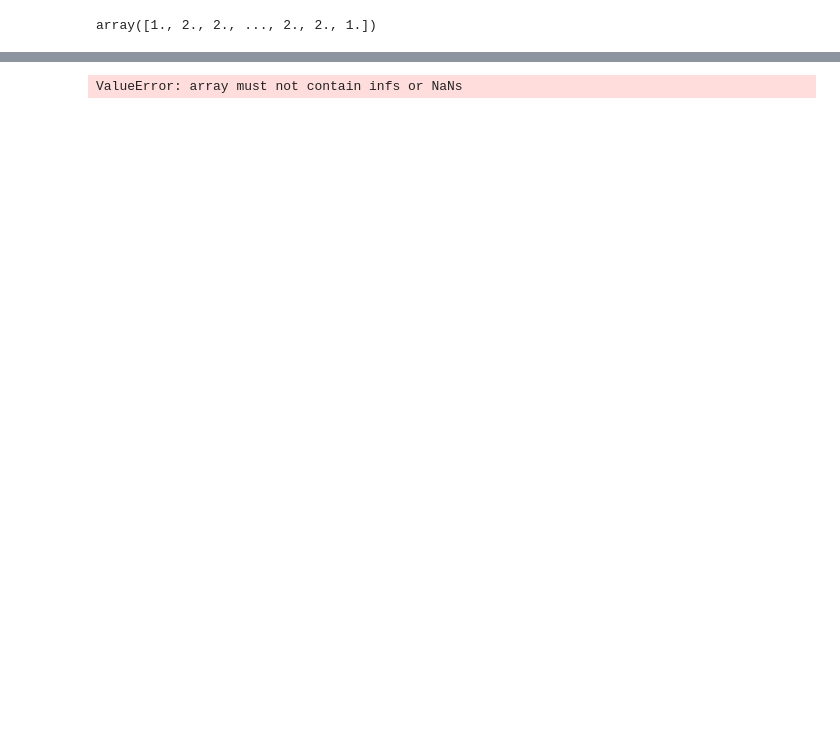
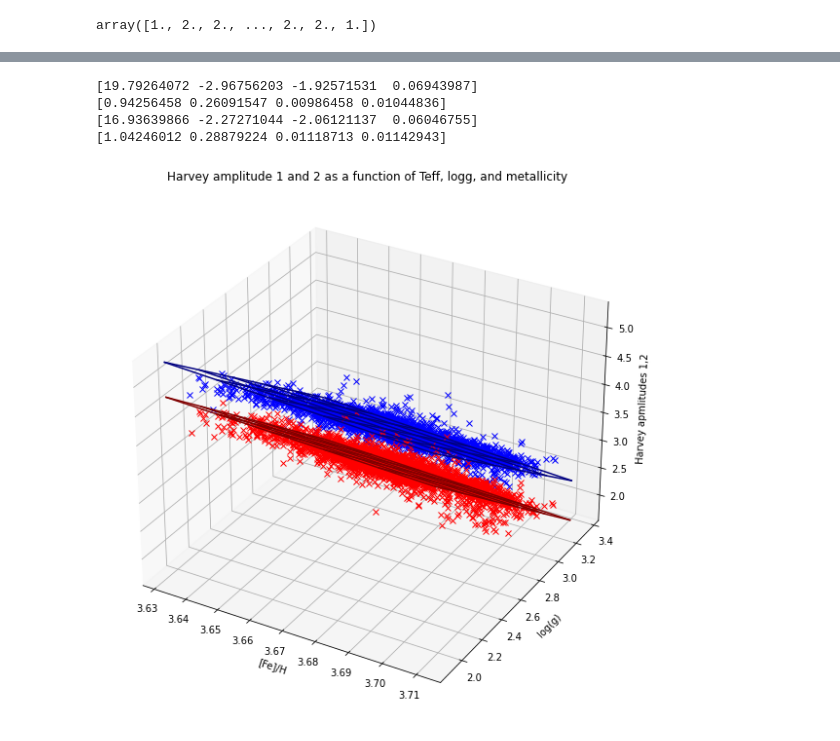
Before and after one commit to pollygecko/sharing-APOGEE_APOKASC, a Jupyter notebook: SSI APOGEE and APOKASC Stars.ipynb, the cells around one changed output, grey strips where cells are left out. Drawn from its saved outputs; the diff is of its cells as text; code cells hidden in the pictures; blank space fills up the shorter version.

Commit message:
DEV: added 3d plots with wireframes

```diff
--- a/SSI APOGEE and APOKASC Stars.ipynb
+++ b/SSI APOGEE and APOKASC Stars.ipynb
@@ -140,11 +149,19 @@ data_back = hdu_back.data
 data_USE_back = np.transpose(data_back)
 KIC_back = np.array(data_USE[0,0,:])
 Teff_A = hdu.data['TEFF_COR']
+Teff_err = hdu.data['TEFF_COR_ERR']
+Logg_err = hdu.data['LOGG_COR_ERR']
+FeH_err = hdu.data['FE_H_ADOP_COR_ERR']
 logg_A = hdu.data['LOGG_COR']
+FeH_A = hdu.data['FE_H_ADOP_COR']
 Amp_HV1 = np.array(data_USE[6,0,:])
+Amp_HV1_err = np.array(data_USE[6,1,:])
 Amp_HV2 = np.array(data_USE[9,0,:])
+Amp_HV2_err = np.array(data_USE[9,1,:])
 Freq_HV1 = np.array(data_USE[7,0,:])
+Freq_HV1_err = np.array(data_USE[7,1,:])
 Freq_HV2 = np.array(data_USE[10,0,:])
+Freq_HV2_err = np.array(data_USE[10,1,:])
 Evol_stage = np.array(data_USE[3, 0, :])
 Evol_stage
 #Evol_stage = 1 - red giant, #2- red clump
@@ -215,28 +272,54 @@ plt.show()
 # %%
 from scipy.optimize import curve_fit
 
-def amp_curve_fit(x, y, z, a, b, c, d):
-    return a+b*x+c*y+d*z
+%matplotlib inline
+def amp_curve_fit(X, a, b, c, d):
+    x,y,z = X
+    return a+b*x+c*y+z*d
 
-plt.plot(Teff_final, logg_final) #still have negative values, need to sort them out -- linear fit not working
-plt.show()
+A1_opt, A1_cov = curve_fit(amp_curve_fit, (np.log10(Teff_final), logg_final, FeH_final), np.log10(Amp_HV1_final), sigma=(Amp_HV1_err_log))
+A1_perr = np.sqrt(np.diag(A1_cov))
 
-popt, pcov = curve_fit(amp_curve_fit, np.log10(Teff_final), logg_final, np.log10(Amp_HV1_final))
+print(A1_opt)
+print(A1_perr)
+
+Nt = 6
+NFeH = 6
+X_grid = np.indices((Nt, NFeH))
+
+logT_grid = (X_grid[0,:,:]*(max(np.log10(Teff_final))-min(np.log10(Teff_final))))/(Nt-1)+min(np.log10(Teff_final))
+logg_grid = (X_grid[1,:,:]*(max(logg_final)-min(logg_final)))/(NFeH-1)+min(logg_final)
+FeH_grid = (X_grid[0,:,:])*0
+log_A1_grid = amp_curve_fit((logT_grid, logg_grid, FeH_grid), A1_opt[0], A1_opt[1], A1_opt[2], A1_opt[3])
+
 
 fig = plt.figure(figsize = (10,10))
 ax = plt.axes(projection='3d')
 ax.grid()
 
-plt.plot(np.log10(Teff_final), logg_final, np.log10(Amp_HV1_final), 'bx')
 ax.set_title('Harvey amplitude 1 and 2 as a function of Teff, logg, and metallicity')
 
-ax.set_xlabel('log(Teff)')
+ax.set_xlabel('[Fe]/H')
 ax.set_ylabel('log(g)')
-ax.set_zlabel('FEoH')
+ax.set_zlabel('Harvey apmlitudes 1,2')
 
+A2_opt, A2_cov = curve_fit(amp_curve_fit, (np.log10(Teff_final), logg_final, FeH_final), np.log10(Amp_HV2_final), sigma=(Amp_HV2_err_log))
+A2_perr = np.sqrt(np.diag(A2_cov))
+log_A2_grid = amp_curve_fit((logT_grid, logg_grid, FeH_grid), A2_opt[0], A2_opt[1], A2_opt[2], A2_opt[3])
+
+print(A2_opt)
+print(A2_perr)
+
+plt.plot(np.log10(Teff_final), logg_final, np.log10(Amp_HV1_final), 'bx')
 plt.plot(np.log10(Teff_final), logg_final, np.log10(Amp_HV2_final), 'rx')
+ax.plot_wireframe(logT_grid, logg_grid, log_A1_grid, color='navy')
+ax.plot_wireframe(logT_grid, logg_grid, log_A2_grid, color='maroon')
 
 plt.show()
 # %% [output]
-ValueError: array must not contain infs or NaNs
+[19.79264072 -2.96756203 -1.92571531  0.06943987]
+[0.94256458 0.26091547 0.00986458 0.01044836]
+[16.93639866 -2.27271044 -2.06121137  0.06046755]
+[1.04246012 0.28879224 0.01118713 0.01142943]
+[figure, added]
 # %%
```
Also changed, not shown: parts of 11 cells of this notebook.
